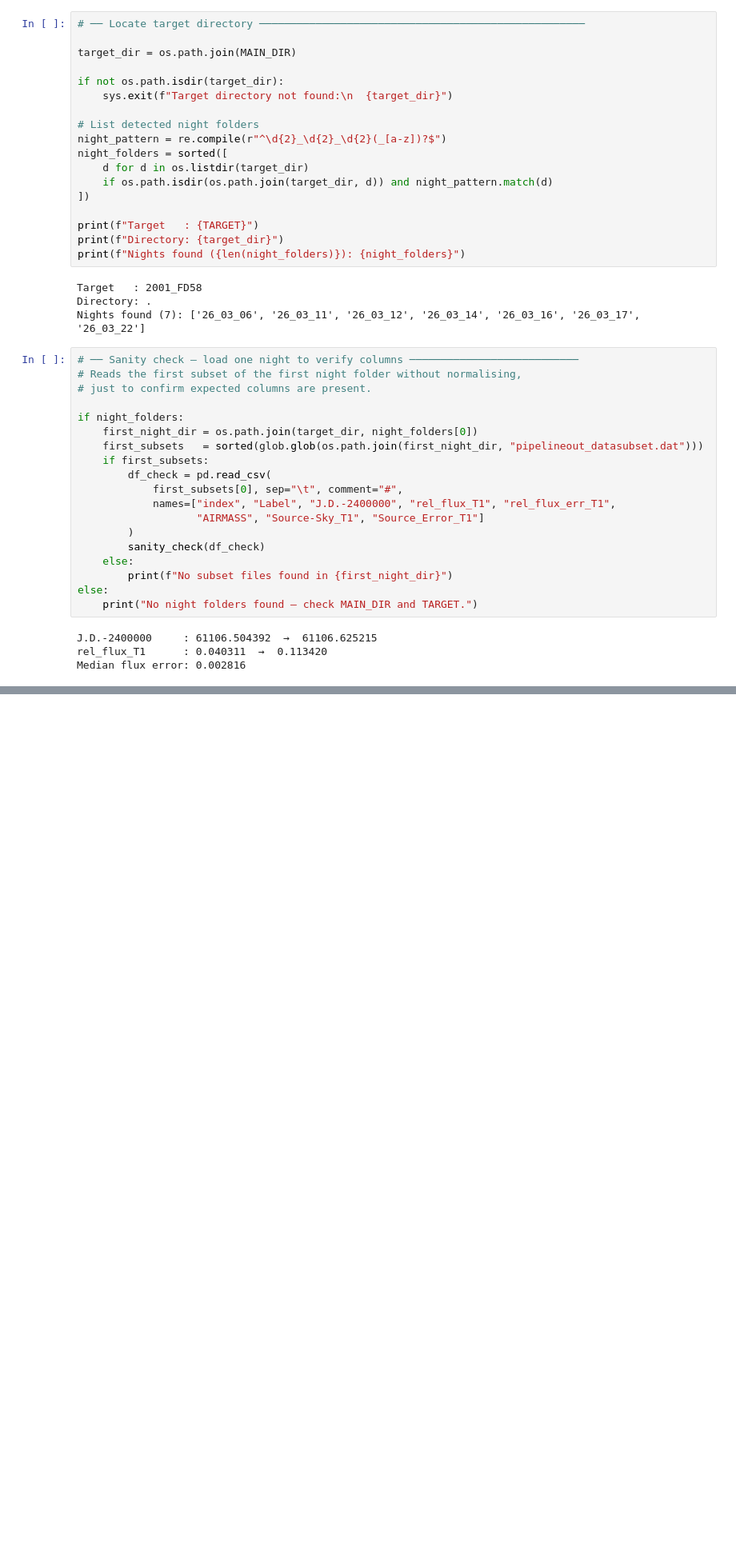
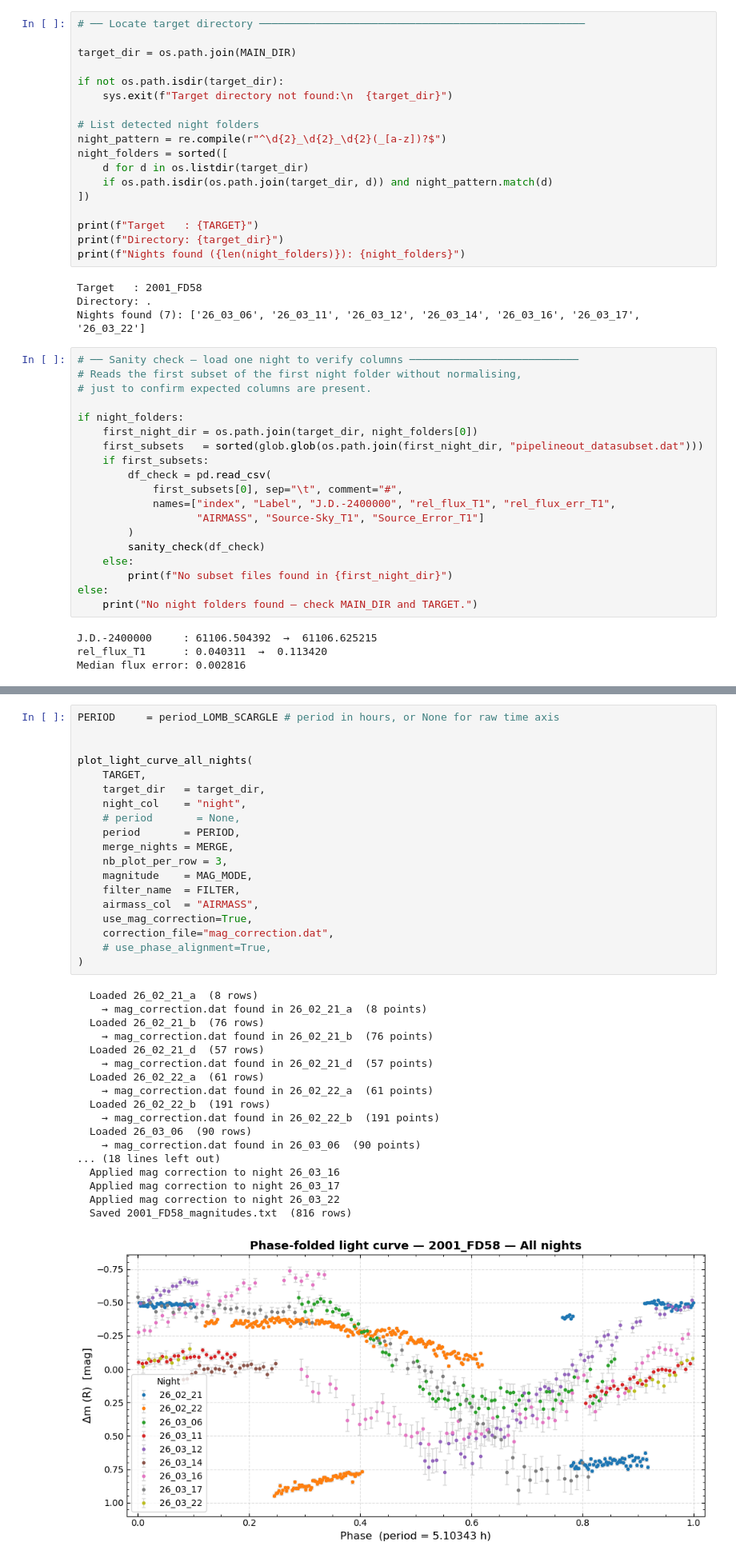
Before and after one commit to Robin-Savonet/OUKA2026, a Jupyter notebook: data/2001_FD58/output_all_nights.ipynb, the cells around one changed output, grey strips where cells are left out. Shown at 80% size. Cells and saved outputs as stored; diff of their text form; blank space fills up the shorter version.

```diff
--- a/data/2001_FD58/output_all_nights.ipynb
+++ b/data/2001_FD58/output_all_nights.ipynb
@@ -100,0 +145,38 @@ plot_light_curve_all_nights(
+# %%
+PERIOD     = period_LOMB_SCARGLE # period in hours, or None for raw time axis
+
+
+plot_light_curve_all_nights(
+    TARGET,
+    target_dir   = target_dir,
+    night_col    = "night",
+    # period       = None,
+    period       = PERIOD,
+    merge_nights = MERGE,
+    nb_plot_per_row = 3,
+    magnitude    = MAG_MODE,
+    filter_name  = FILTER,
+    airmass_col  = "AIRMASS",
+    use_mag_correction=True,
+    correction_file="mag_correction.dat",
+    # use_phase_alignment=True,
+)
+# %% [output]
+  Loaded 26_02_21_a  (8 rows)
+    → mag_correction.dat found in 26_02_21_a  (8 points)
+  Loaded 26_02_21_b  (76 rows)
+    → mag_correction.dat found in 26_02_21_b  (76 points)
+  Loaded 26_02_21_d  (57 rows)
+    → mag_correction.dat found in 26_02_21_d  (57 points)
+  Loaded 26_02_22_a  (61 rows)
+    → mag_correction.dat found in 26_02_22_a  (61 points)
+  Loaded 26_02_22_b  (191 rows)
+    → mag_correction.dat found in 26_02_22_b  (191 points)
+  Loaded 26_03_06  (90 rows)
+    → mag_correction.dat found in 26_03_06  (90 points)
+... (18 lines left out)
+  Applied mag correction to night 26_03_16
+  Applied mag correction to night 26_03_17
+  Applied mag correction to night 26_03_22
+  Saved 2001_FD58_magnitudes.txt  (816 rows)
+[figure, added]
```
Also changed, not shown: parts of 6 cells of this notebook, 13 other files.
